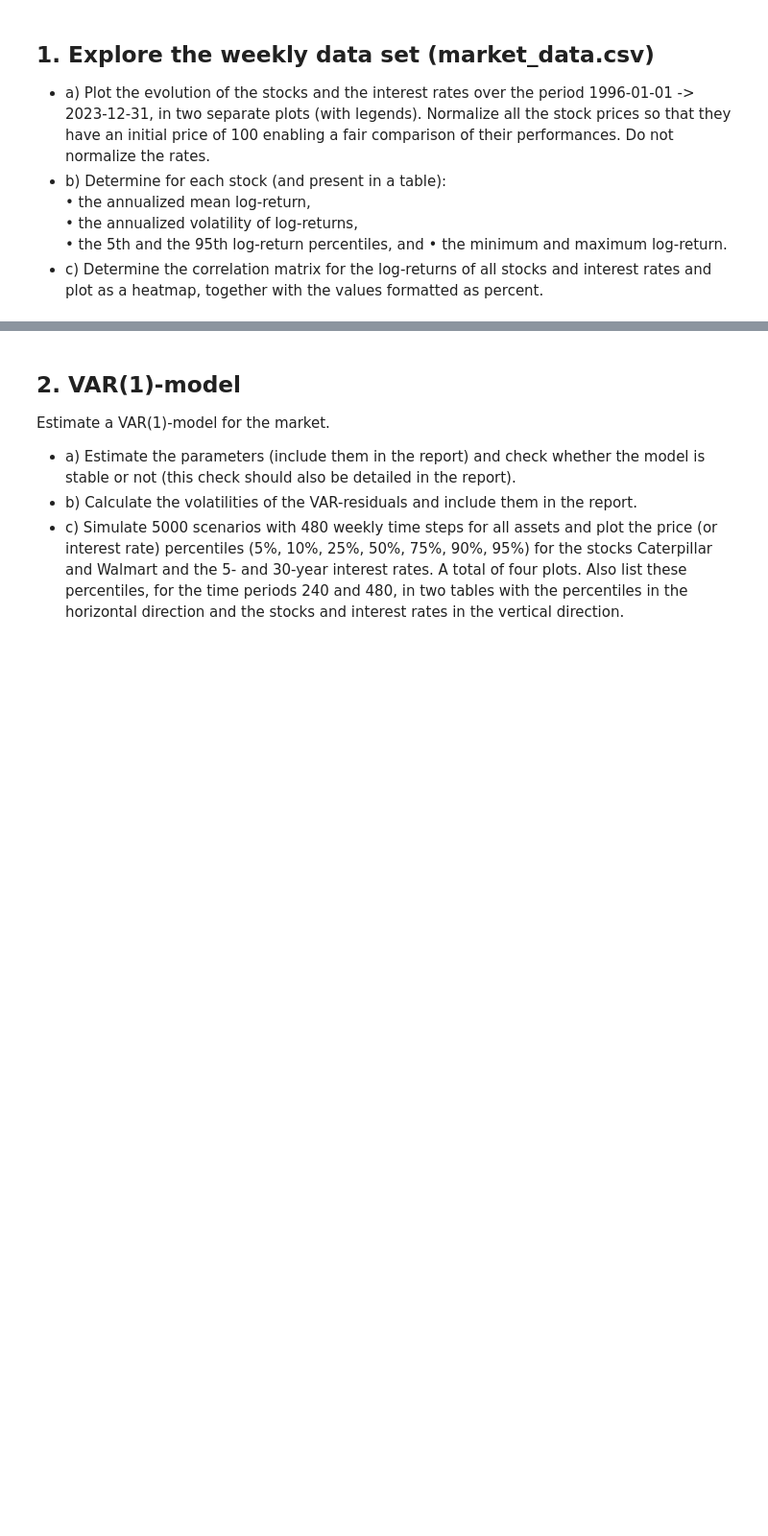
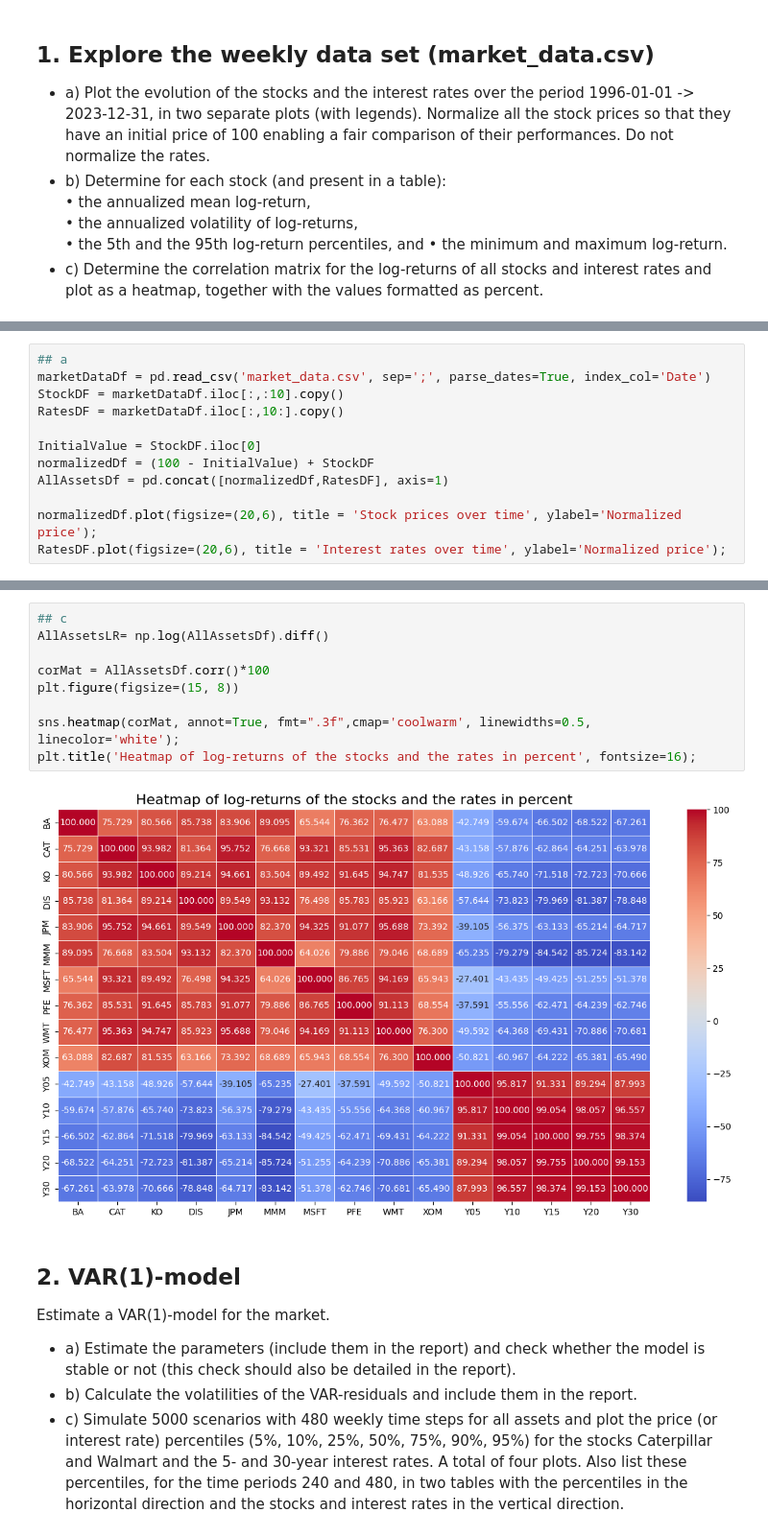
Before and after one commit to JohanHerbert/Lab2_ERM, a Jupyter notebook: Lab2_notebook.ipynb, the cells around one changed output, grey strips where cells are left out. Shown at 96% size. Cells and saved outputs as stored; diff of their text form; blank space fills up the shorter version.

```diff
--- a/Lab2_notebook.ipynb
+++ b/Lab2_notebook.ipynb
@@ -37,0 +31,12 @@ TypeError: bad operand type for unary -: 'str'
+# %%
+## a
+marketDataDf = pd.read_csv('market_data.csv', sep=';', parse_dates=True, index_col='Date')
+StockDF = marketDataDf.iloc[:,:10].copy()
+RatesDF = marketDataDf.iloc[:,10:].copy()
+
+InitialValue = StockDF.iloc[0]
+normalizedDf = (100 - InitialValue) + StockDF
+AllAssetsDf = pd.concat([normalizedDf,RatesDF], axis=1)
+
+normalizedDf.plot(figsize=(20,6), title = 'Stock prices over time', ylabel='Normalized price');
+RatesDF.plot(figsize=(20,6), title = 'Interest rates over time', ylabel='Normalized price');
@@ -38,3 +73,14 @@ TypeError: bad operand type for unary -: 'str'
+# %%
+## c
+AllAssetsLR= np.log(AllAssetsDf).diff()
+
+corMat = AllAssetsDf.corr()*100
+plt.figure(figsize=(15, 8))
+
+sns.heatmap(corMat, annot=True, fmt=".3f",cmap='coolwarm', linewidths=0.5, linecolor='white');
+plt.title('Heatmap of log-returns of the stocks and the rates in percent', fontsize=16);
+# %% [output]
+[figure, added]
 # %% [markdown]
 ## 2. VAR(1)-model
 Estimate a VAR(1)-model for the market.
```
Also changed, not shown: parts of 4 cells of this notebook, 2 other files.
